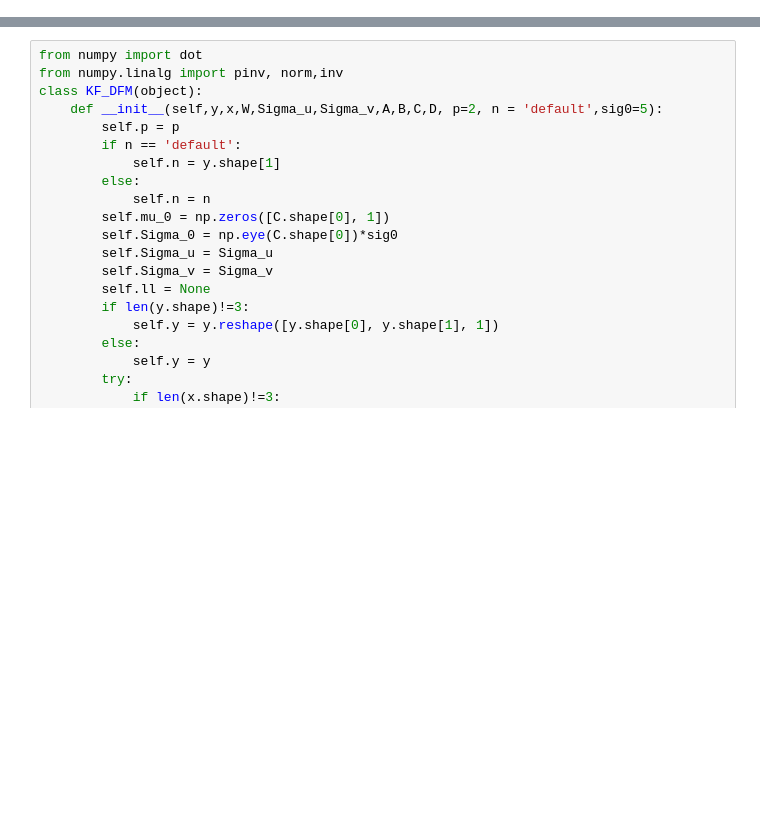
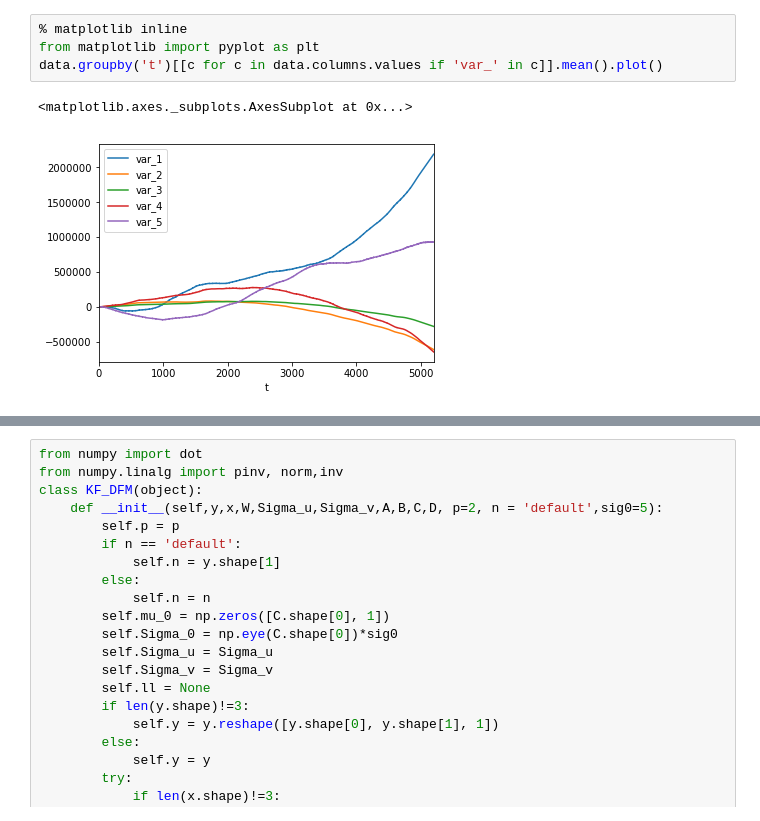
Before and after one commit to yangyang2000/Dynamic-Factor-Model, a Jupyter notebook: Notebooks/DFM_intro.ipynb, the cells around one changed output, grey strips where cells are left out. Drawn from its saved outputs; the diff is of its cells as text; blank space fills up the shorter version.

```diff
--- a/Notebooks/DFM_intro.ipynb
+++ b/Notebooks/DFM_intro.ipynb
@@ -120,0 +134,7 @@ def varimax(Phi, gamma = 1.0, q = 20, tol = 1e-6):
+# %%
+% matplotlib inline
+from matplotlib import pyplot as plt
+data.groupby('t')[[c for c in data.columns.values if 'var_' in c]].mean().plot()
+# %% [output]
+<matplotlib.axes._subplots.AxesSubplot at 0x...>
+[figure, added]
```
Also changed, not shown: parts of 67 cells of this notebook.
